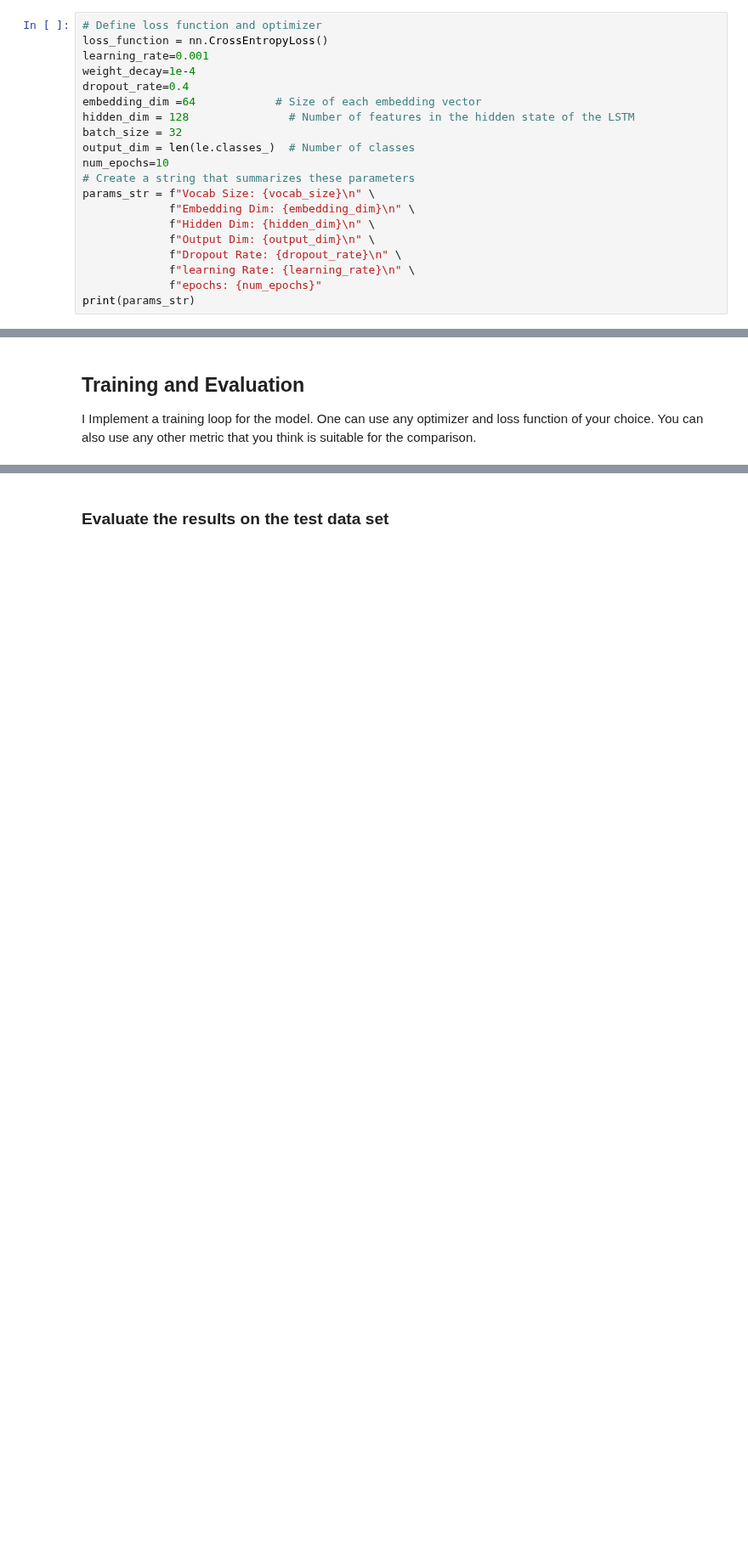
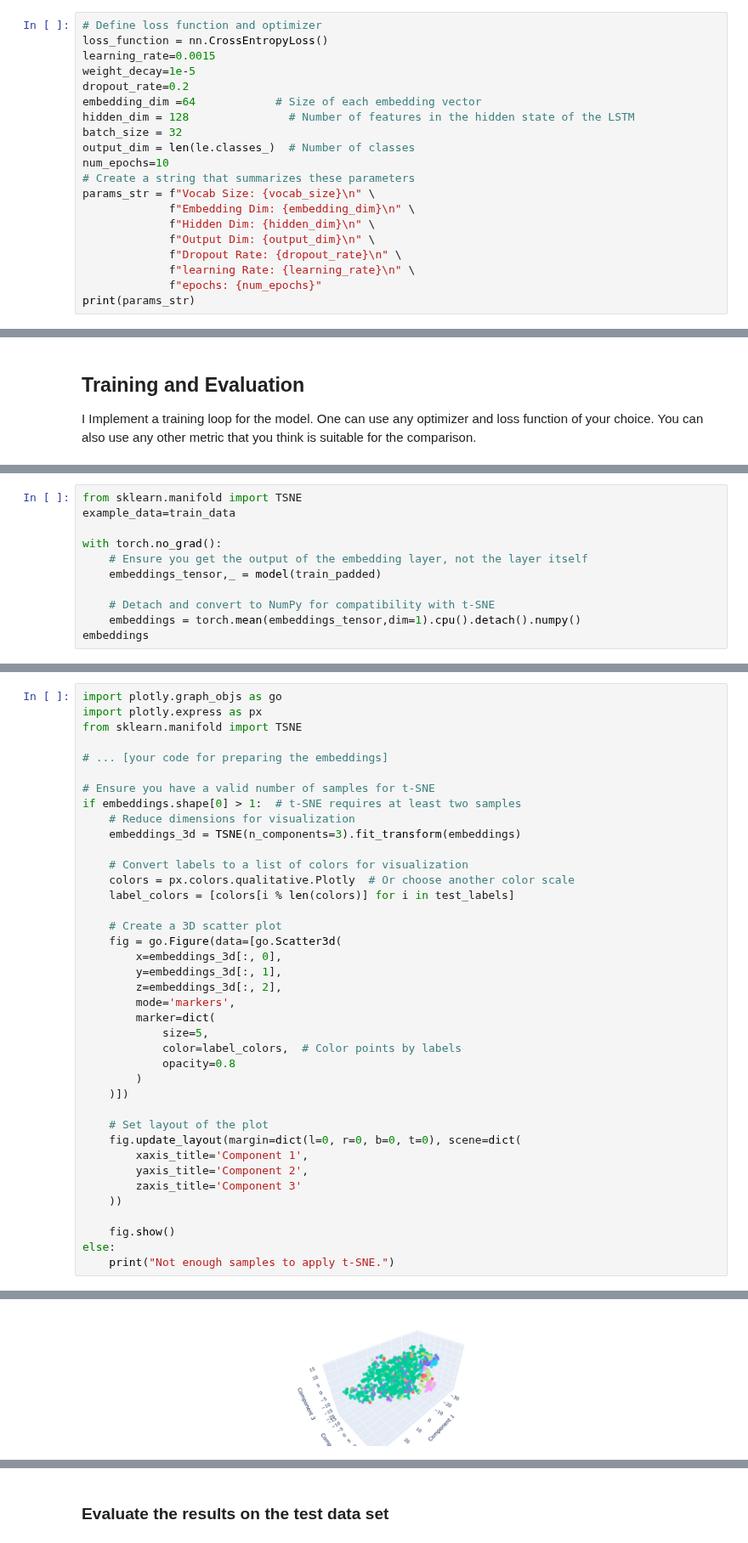
Before and after one commit to jawwada/Chatbot-Application, a Jupyter notebook: 1. Model Training.ipynb, the cells around one changed output, grey strips where cells are left out. Shown at 85% size. Drawn from its saved outputs; the diff is of its cells as text; blank space fills up the shorter version.

Commit message:
adding class embeddings

```diff
--- a/1. Model Training.ipynb
+++ b/1. Model Training.ipynb
@@ -220,9 +226,9 @@ This setup will initialize the embeddings randomly, and they will be updated dur
 # %%
 # Define loss function and optimizer
 loss_function = nn.CrossEntropyLoss()
-learning_rate=0.001
-weight_decay=1e-4
-dropout_rate=0.4
+learning_rate=0.0015
+weight_decay=1e-5
+dropout_rate=0.2
 embedding_dim =64            # Size of each embedding vector
 hidden_dim = 128               # Number of features in the hidden state of the LSTM
 batch_size = 32
@@ -310,0 +317,11 @@ Epoch [10/10], Accuracy: 0.9700
+# %%
+from sklearn.manifold import TSNE
+example_data=train_data
+
+with torch.no_grad():
+    # Ensure you get the output of the embedding layer, not the layer itself
+    embeddings_tensor,_ = model(train_padded)
+
+    # Detach and convert to NumPy for compatibility with t-SNE
+    embeddings = torch.mean(embeddings_tensor,dim=1).cpu().detach().numpy()
+embeddings
@@ -310,0 +346,40 @@ Epoch [10/10], Accuracy: 0.9700
+# %%
+import plotly.graph_objs as go
+import plotly.express as px
+from sklearn.manifold import TSNE
+
+# ... [your code for preparing the embeddings]
+
+# Ensure you have a valid number of samples for t-SNE
+if embeddings.shape[0] > 1:  # t-SNE requires at least two samples
+    # Reduce dimensions for visualization
+    embeddings_3d = TSNE(n_components=3).fit_transform(embeddings)
+
+    # Convert labels to a list of colors for visualization
+    colors = px.colors.qualitative.Plotly  # Or choose another color scale
+    label_colors = [colors[i % len(colors)] for i in test_labels]
+
+    # Create a 3D scatter plot
+    fig = go.Figure(data=[go.Scatter3d(
+        x=embeddings_3d[:, 0],
+        y=embeddings_3d[:, 1],
+        z=embeddings_3d[:, 2],
+        mode='markers',
+        marker=dict(
+            size=5,
+            color=label_colors,  # Color points by labels
+            opacity=0.8
+        )
+    )])
+
+    # Set layout of the plot
+    fig.update_layout(margin=dict(l=0, r=0, b=0, t=0), scene=dict(
+        xaxis_title='Component 1',
+        yaxis_title='Component 2',
+        zaxis_title='Component 3'
+    ))
+
+    fig.show()
+else:
+    print("Not enough samples to apply t-SNE.")
+# %% [output]
@@ -310,0 +387 @@ Epoch [10/10], Accuracy: 0.9700
+[figure, added]
```
Also changed, not shown: parts of 11 cells of this notebook.
